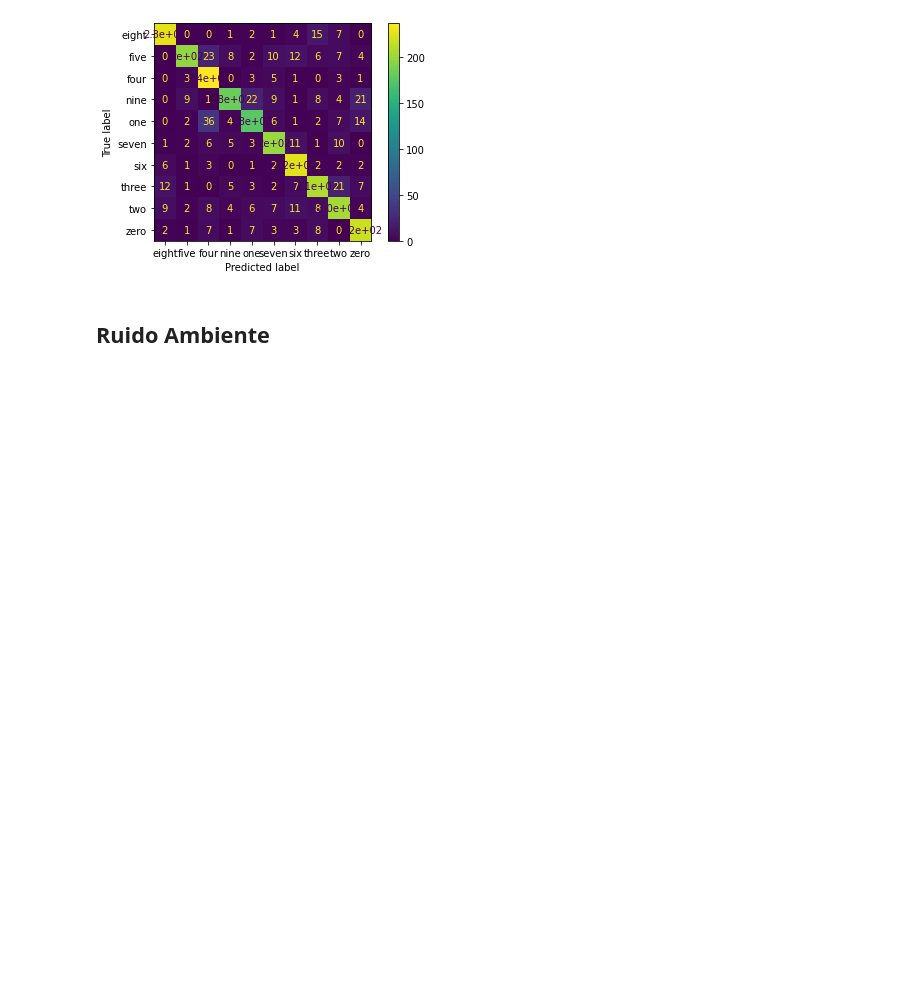
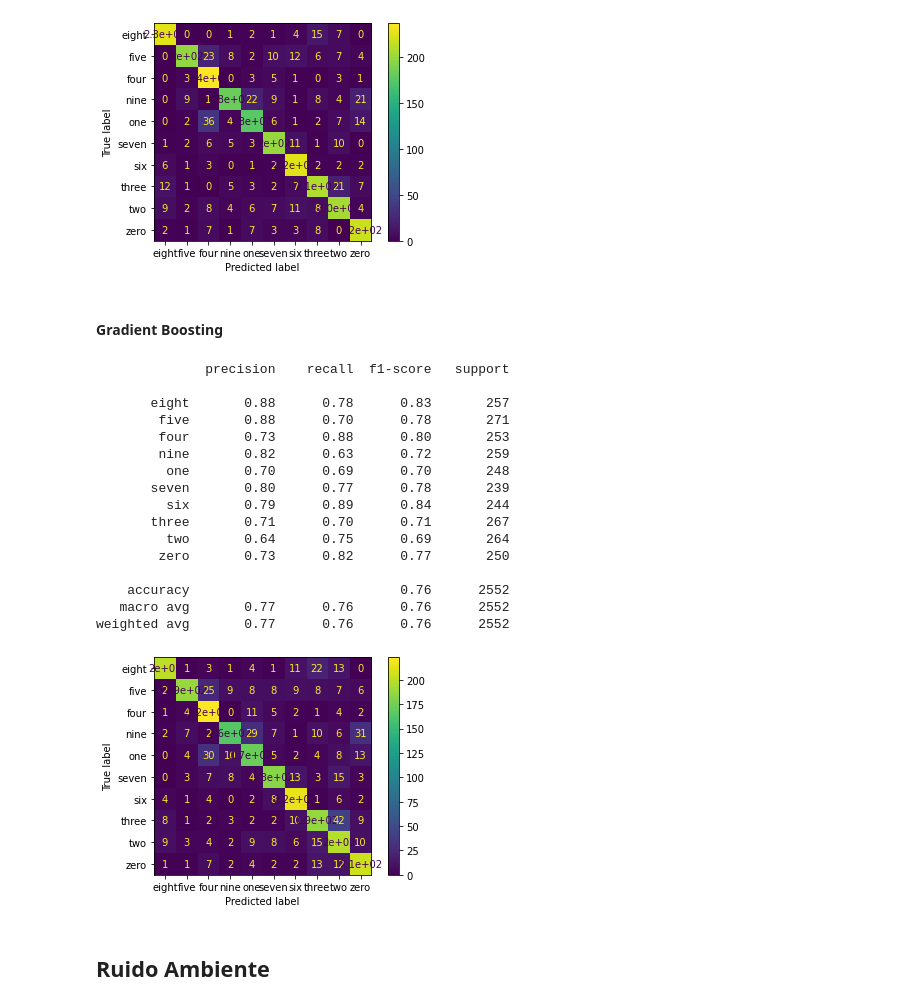
Before and after one commit to francotestori/aauba_02, a Jupyter notebook: Solution_Developement.ipynb, the cells around one changed output. Saved outputs shown, nothing was run; the diff lists cells and outputs as text; code cells hidden in the pictures; blank space fills up the shorter version.

```diff
--- a/Solution_Developement.ipynb
+++ b/Solution_Developement.ipynb
@@ -836,6 +892,33 @@ print(classification_report(awn100_target, awn100_pred))
    macro avg       0.82      0.82      0.81      2552
 weighted avg       0.82      0.82      0.81      2552
 [figure]
+# %% [markdown]
+#### Gradient Boosting
+# %%
+gbm_awn100_pred = best_gbm.predict(awn100_features)
+
+# Matriz de confusión
+plot_confusion_matrix(best_gbm, awn100_features, awn100_target)
+
+print(classification_report(awn100_target, gbm_awn100_pred))
+# %% [output]
+              precision    recall  f1-score   support
+
+       eight       0.88      0.78      0.83       257
+        five       0.88      0.70      0.78       271
+        four       0.73      0.88      0.80       253
+        nine       0.82      0.63      0.72       259
+         one       0.70      0.69      0.70       248
+       seven       0.80      0.77      0.78       239
+         six       0.79      0.89      0.84       244
+       three       0.71      0.70      0.71       267
+         two       0.64      0.75      0.69       264
+        zero       0.73      0.82      0.77       250
+
+    accuracy                           0.76      2552
+   macro avg       0.77      0.76      0.76      2552
+weighted avg       0.77      0.76      0.76      2552
+[figure, added]
 # %% [markdown]
 ## Ruido Ambiente
 # %% [markdown]
```
Also changed, not shown: parts of 5 cells of this notebook.
